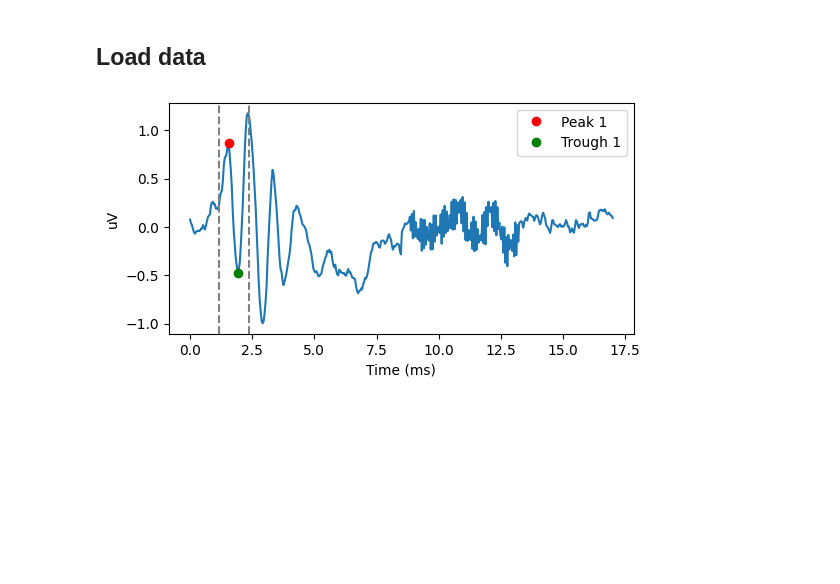
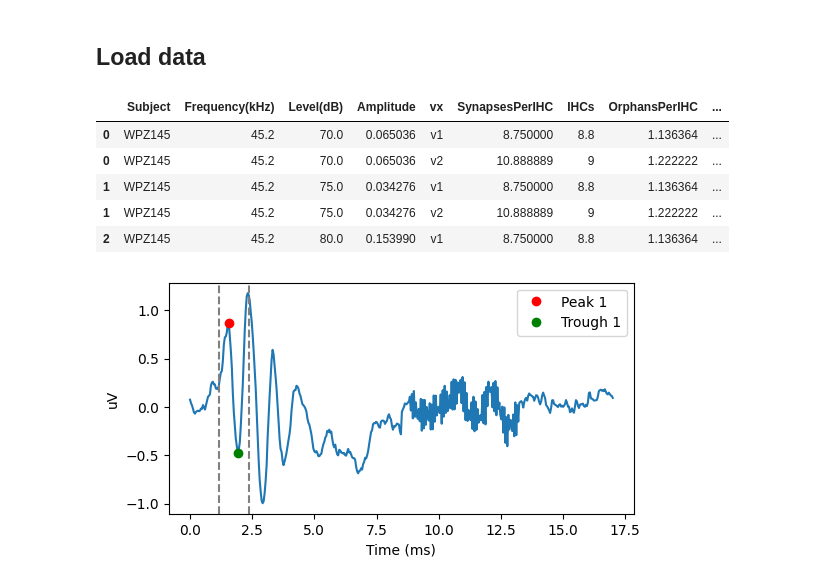
Before and after one commit to caylamiller/ABR2synapse, a Jupyter notebook: 01_explore_data.ipynb, the cells around one changed output. Drawn from its saved outputs; the diff is of its cells as text; code cells hidden in the pictures; blank space fills up the shorter version.

```diff
--- a/01_explore_data.ipynb
+++ b/01_explore_data.ipynb
@@ -16,6 +16,15 @@ final_clean_strained = load_data(db_level=0)
 
 final_clean_strained_70 = final_clean_strained[final_clean_strained['Level(dB)'] >= 70]
 final_clean_strained_80 = final_clean_strained[final_clean_strained['Level(dB)'] == 80]
+# %%
+final_clean_strained.head()
+# %% [output]
+|  | Subject | Frequency(kHz) | Level(dB) | Amplitude | vx | SynapsesPerIHC | IHCs | OrphansPerIHC | ... |
+| 0 | WPZ145 | 45.2 | 70.0 | 0.065036 | v1 | 8.750000 | 8.8 | 1.136364 | ... |
+| 0 | WPZ145 | 45.2 | 70.0 | 0.065036 | v2 | 10.888889 | 9 | 1.222222 | ... |
+| 1 | WPZ145 | 45.2 | 75.0 | 0.034276 | v1 | 8.750000 | 8.8 | 1.136364 | ... |
+| 1 | WPZ145 | 45.2 | 75.0 | 0.034276 | v2 | 10.888889 | 9 | 1.222222 | ... |
+| 2 | WPZ145 | 45.2 | 80.0 | 0.153990 | v1 | 8.750000 | 8.8 | 1.136364 | ... |
 # %%
 # choose random 5 samples to plot:
 random_samples = final_clean_strained_80.sample(n=5, random_state=10)
```
Also changed, not shown: 2 other files.
